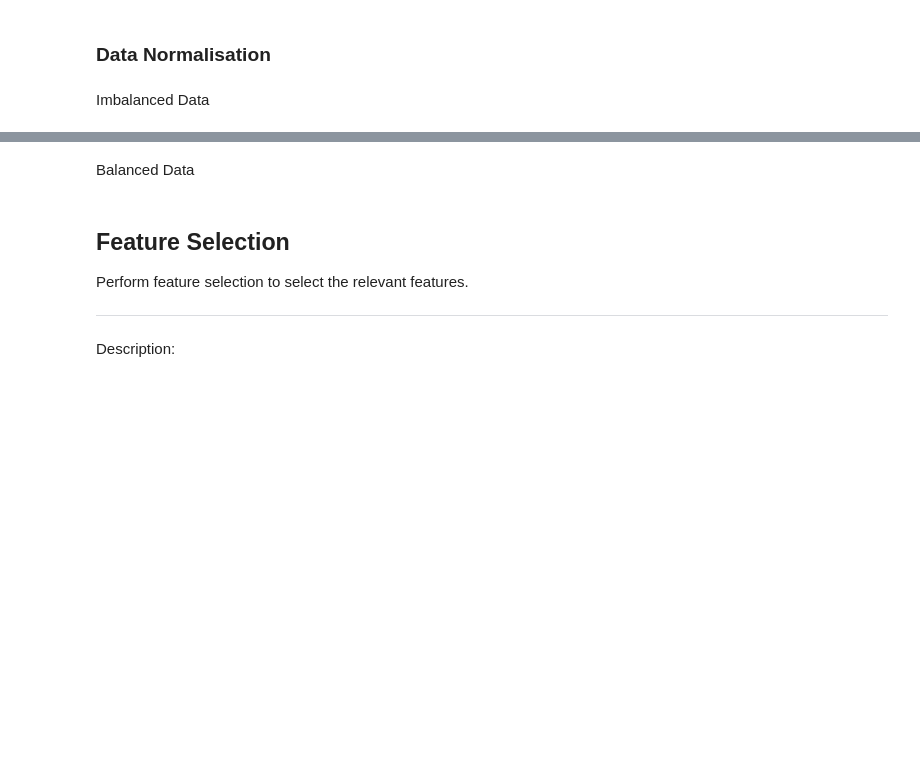
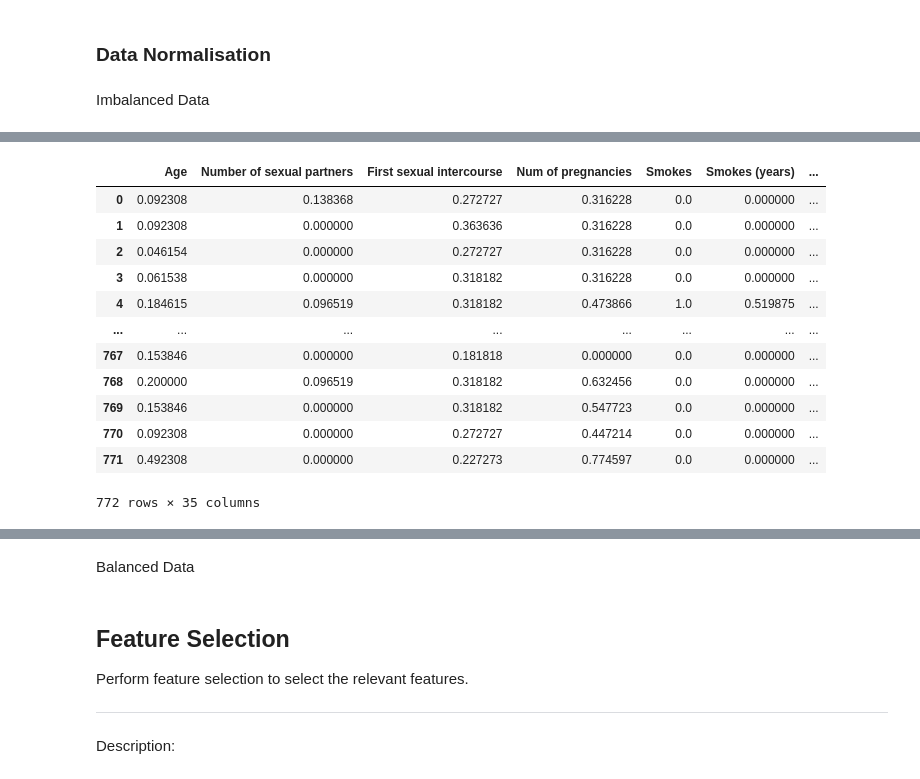
Before and after one commit to ahdeanlau/Cervical-Cancer-Diagnosis-Prediction-Model, a Jupyter notebook: Project Part 1.ipynb, the cells around one changed output, grey strips where cells are left out. Saved outputs shown, nothing was run; the diff lists cells and outputs as text; code cells hidden in the pictures; blank space fills up the shorter version.

```diff
--- a/Project Part 1.ipynb
+++ b/Project Part 1.ipynb
@@ -1233,0 +1248,25 @@ Imbalanced Data
+# %%
+columns_need_norm = [0,1,2,3,5,6,8,10,12,25,26,27]
+
+def Norm_MinMaxScaler(df):
+    for num in columns_need_norm:
+        scaler = MinMaxScaler()
+        df.iloc[:,num:(num+1)] = scaler.fit_transform(df.iloc[:,num:(num+1)])
+    df_normalized = pd.DataFrame(df, columns = df.columns)
+    return df_normalized
+
+Norm_MinMaxScaler(X_train_norm)
+# %% [output]
+|  | Age | Number of sexual partners | First sexual intercourse | Num of pregnancies | Smokes | Smokes (years) | ... |
+| 0 | 0.092308 | 0.138368 | 0.272727 | 0.316228 | 0.0 | 0.000000 | ... |
+| 1 | 0.092308 | 0.000000 | 0.363636 | 0.316228 | 0.0 | 0.000000 | ... |
+| 2 | 0.046154 | 0.000000 | 0.272727 | 0.316228 | 0.0 | 0.000000 | ... |
+| 3 | 0.061538 | 0.000000 | 0.318182 | 0.316228 | 0.0 | 0.000000 | ... |
+| 4 | 0.184615 | 0.096519 | 0.318182 | 0.473866 | 1.0 | 0.519875 | ... |
+| ... | ... | ... | ... | ... | ... | ... | ... |
+| 767 | 0.153846 | 0.000000 | 0.181818 | 0.000000 | 0.0 | 0.000000 | ... |
+| 768 | 0.200000 | 0.096519 | 0.318182 | 0.632456 | 0.0 | 0.000000 | ... |
+| 769 | 0.153846 | 0.000000 | 0.318182 | 0.547723 | 0.0 | 0.000000 | ... |
+| 770 | 0.092308 | 0.000000 | 0.272727 | 0.447214 | 0.0 | 0.000000 | ... |
+| 771 | 0.492308 | 0.000000 | 0.227273 | 0.774597 | 0.0 | 0.000000 | ... |
+772 rows × 35 columns
```
Also changed, not shown: parts of 5 cells of this notebook.
